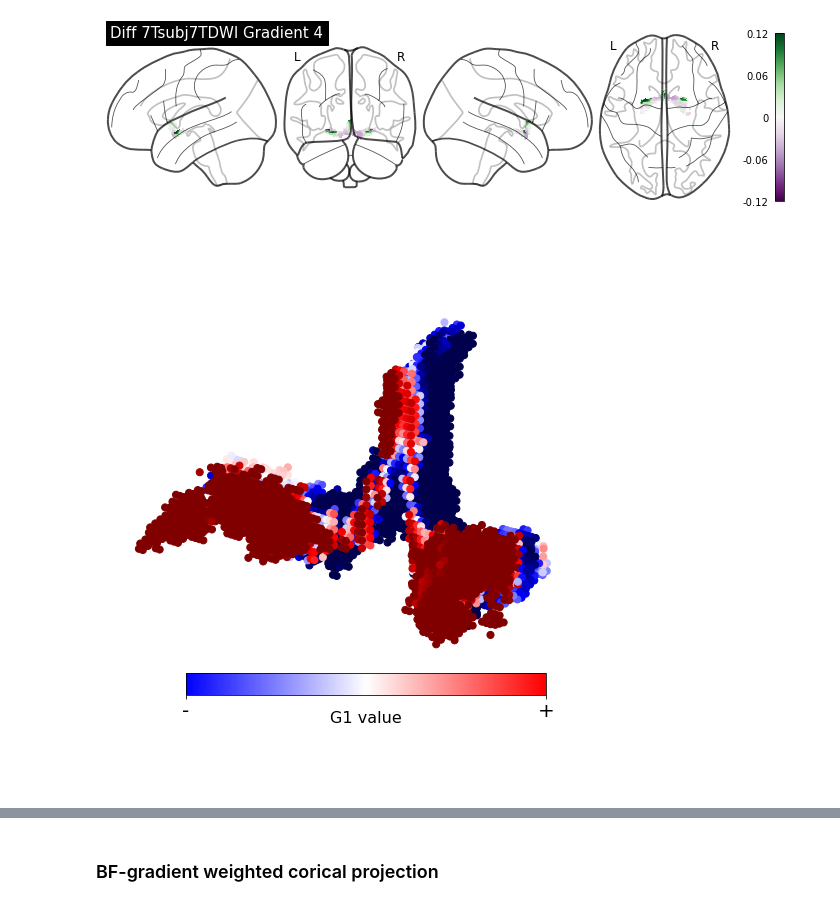
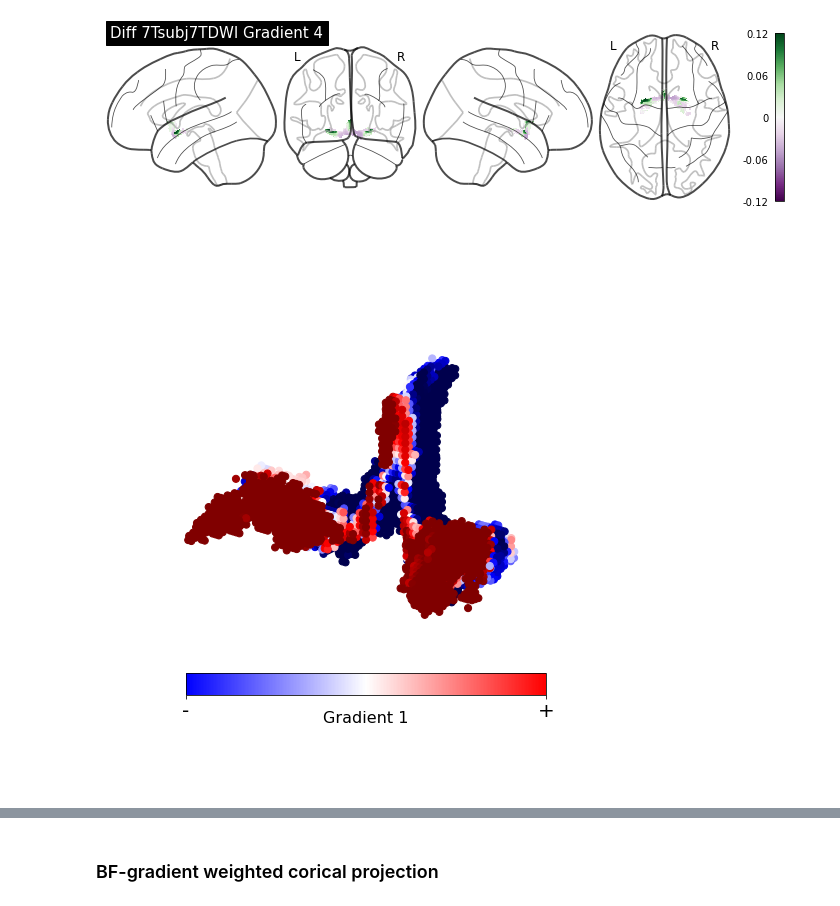
Before and after one commit to sudesnac/HumanBF-Connectivity, a Jupyter notebook: notebook/Diff_7Tsubj7TDWI_gradients.ipynb, the cells around one changed output, grey strips where cells are left out. Drawn from its saved outputs; the diff is of its cells as text; code cells hidden in the pictures.

```diff
--- a/notebook/Diff_7Tsubj7TDWI_gradients.ipynb
+++ b/notebook/Diff_7Tsubj7TDWI_gradients.ipynb
@@ -166,32 +166,32 @@ G2_values = G2[G2_idx[:,0], G2_idx[:,1], G2_idx[:,2]].flatten()
 # %%
 # Plot using 3D scatter plot
 fig = plt.figure(figsize=(10,10))
 ax = fig.add_subplot(projection='3d')
-ax.dist=8
+ax.dist=10
 ax.set_axis_off()
 
 ax.scatter(
     G1_idx[:,0],
     G1_idx[:,1],
     G1_idx[:,2],
     s=50, alpha=1,
     cmap='seismic', vmin=-0.1, vmax=0.1,
     c=G1_values
 )
 
 # Add legend
 norm = matplotlib.colors.Normalize(vmin=-1, vmax=1)
 
 cb_ax = fig.add_axes([0.25, 0.25, 0.5, 0.03]) # start x, start y, length x, height y
 cb = fig.colorbar(matplotlib.cm.ScalarMappable(norm=norm, cmap=matplotlib.cm.bwr), ticks=[-1, 1],
                   cax=cb_ax, orientation='horizontal')
-cb.set_label("G1 value", fontsize=16, labelpad=-10)
+cb.set_label("Gradient 1", fontsize=16, labelpad=-10)
 cb.ax.set_xticklabels(['-','+'], fontsize=20)
 
 plt.savefig(fig_path + f'Diff_7Tsubj7TDWI_Gradient_1_scatterplot.png', dpi=300, bbox_inches='tight')
 plt.show()
 # %% [output]
-[figure, old version]
+[figure, new version]
 # %%
 fig = plt.figure(figsize=(10,10))
 ax = fig.add_subplot(projection='3d')
```
Also changed, not shown: parts of 4 cells of this notebook, 7 other files.
